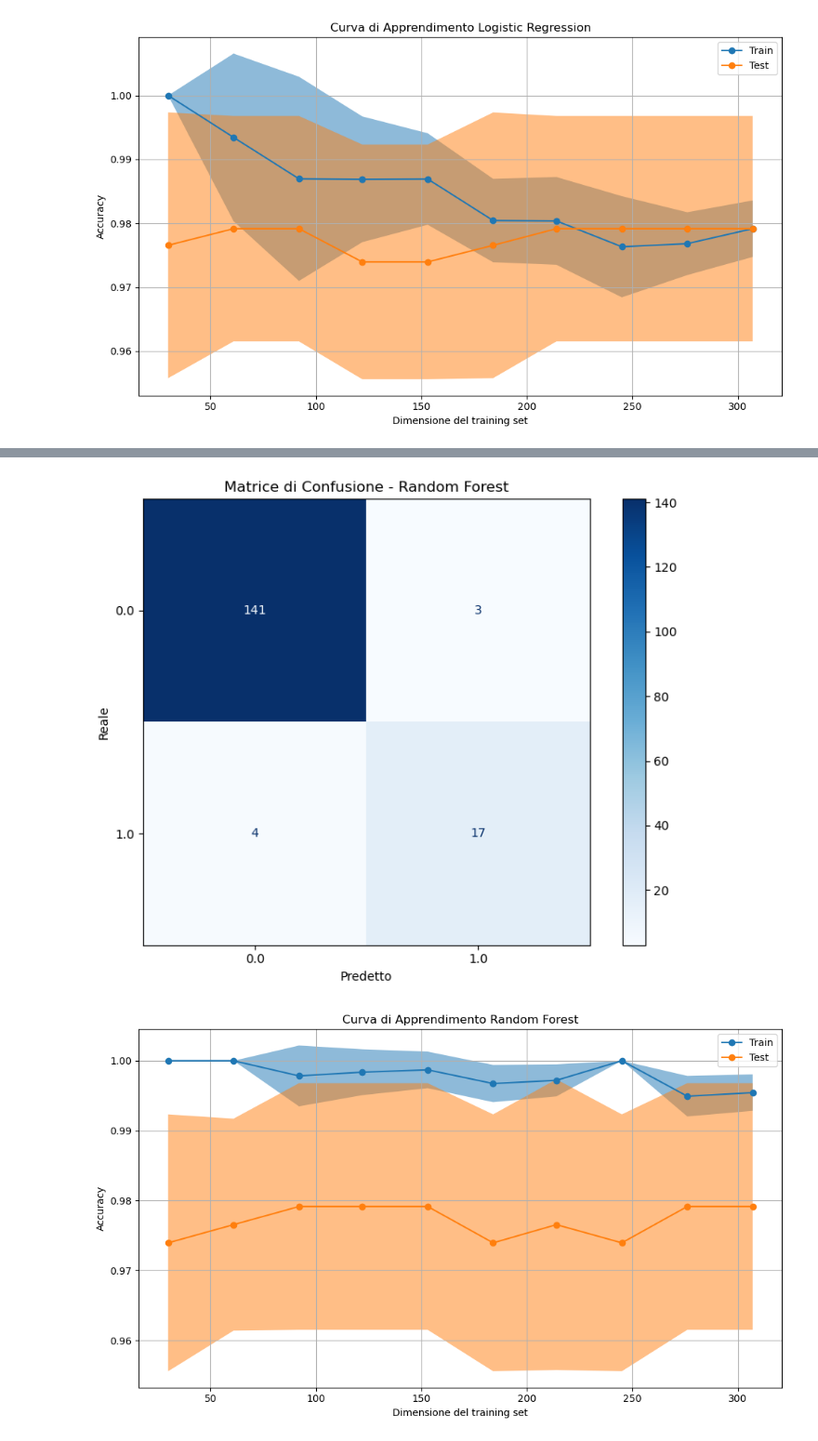
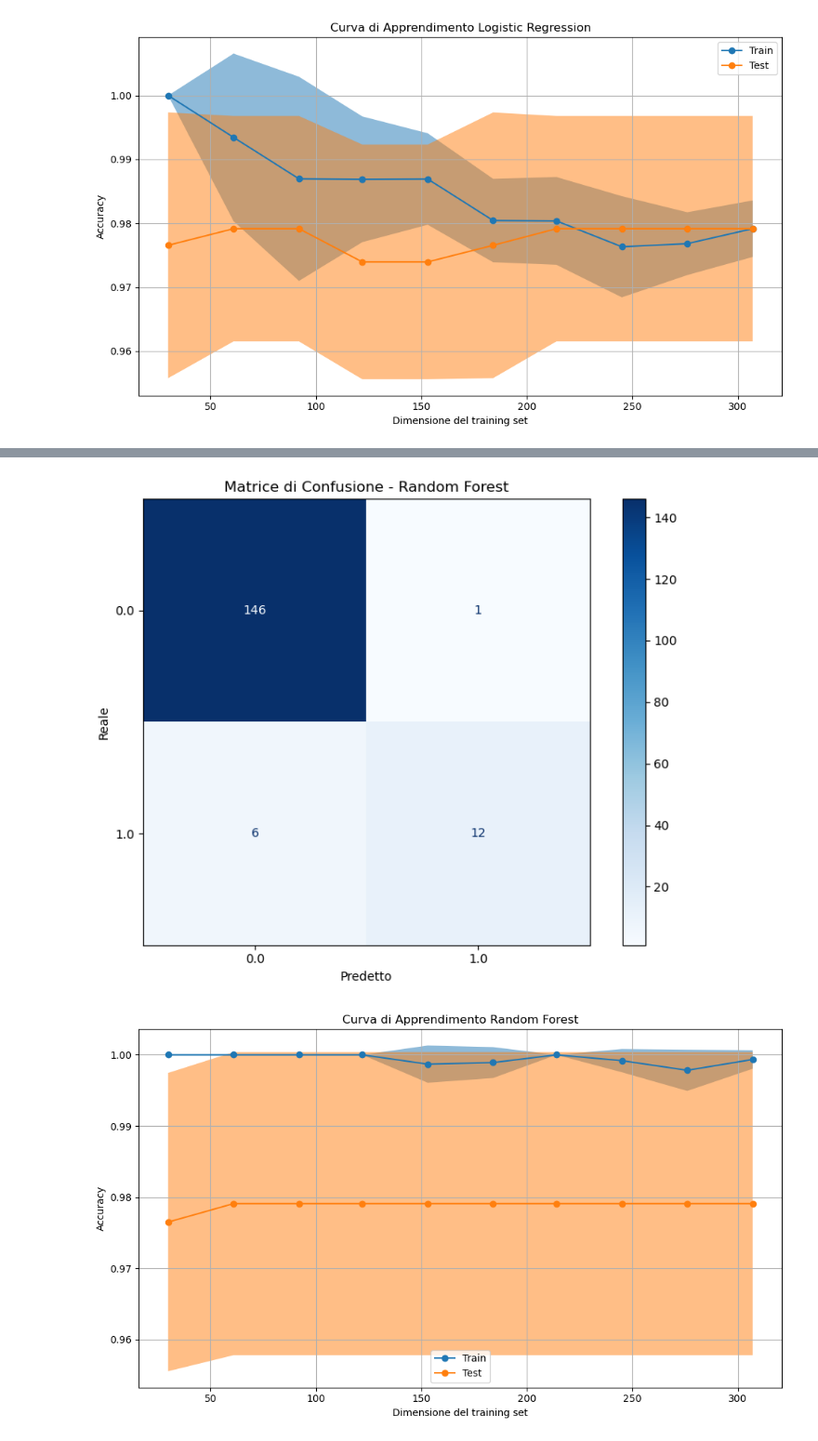
Before and after one commit to Surro03/Progetto_MachineLearning, a Jupyter notebook: machine_learning.ipynb, the cells around one changed output, grey strips where cells are left out. Shown at 93% size. Cells and saved outputs as stored; diff of their text form; code cells hidden in the pictures.

```diff
--- a/machine_learning.ipynb
+++ b/machine_learning.ipynb
@@ -792,6 +801,20 @@ weighted avg       0.96      0.96      0.96       165
 [figure]
 # %%
 from sklearn.ensemble import RandomForestClassifier
+#Inilizzazione parametri
+feature_cols = ['#friends', '#following', '#community', '#postshared', '#urlshared',
+                '#photos/videos', 'avgcomment/post', 'likes/post', 'tags/post', '#tags/post', 'fpurls', 'fpphotos/videos']
+
+X = training_clean[feature_cols].values
+y = training_clean['Label'].values
+
+# Normalizzazione
+scaler = StandardScaler()
+X_scaled = scaler.fit_transform(X)
+
+# Train/test split
+X_train, X_test, y_train, y_test = train_test_split(X, y, test_size=0.3, random_state=15)
+
 # Definizione della griglia di iperparametri da esplorare
 param_grid = {
     'n_estimators': [25, 50, 100],
@@ -816,7 +839,6 @@ grid_search = GridSearchCV(
 
 grid_search.fit(X_train, y_train)
 
-X_train, X_test, y_train, y_test
 print("\nMigliori Iperparametri Trovati")
 # Identifica e stampa i migliori iperparametri e il loro punteggio
 print("Parametri Ottimali:", grid_search.best_params_)
@@ -908,2 +930,2 @@ weighted avg       0.96      0.96      0.96       165
-[figure, old version]
+[figure, new version]
-[figure, old version]
+[figure, new version]
```
Also changed, not shown: parts of 4 cells of this notebook.
